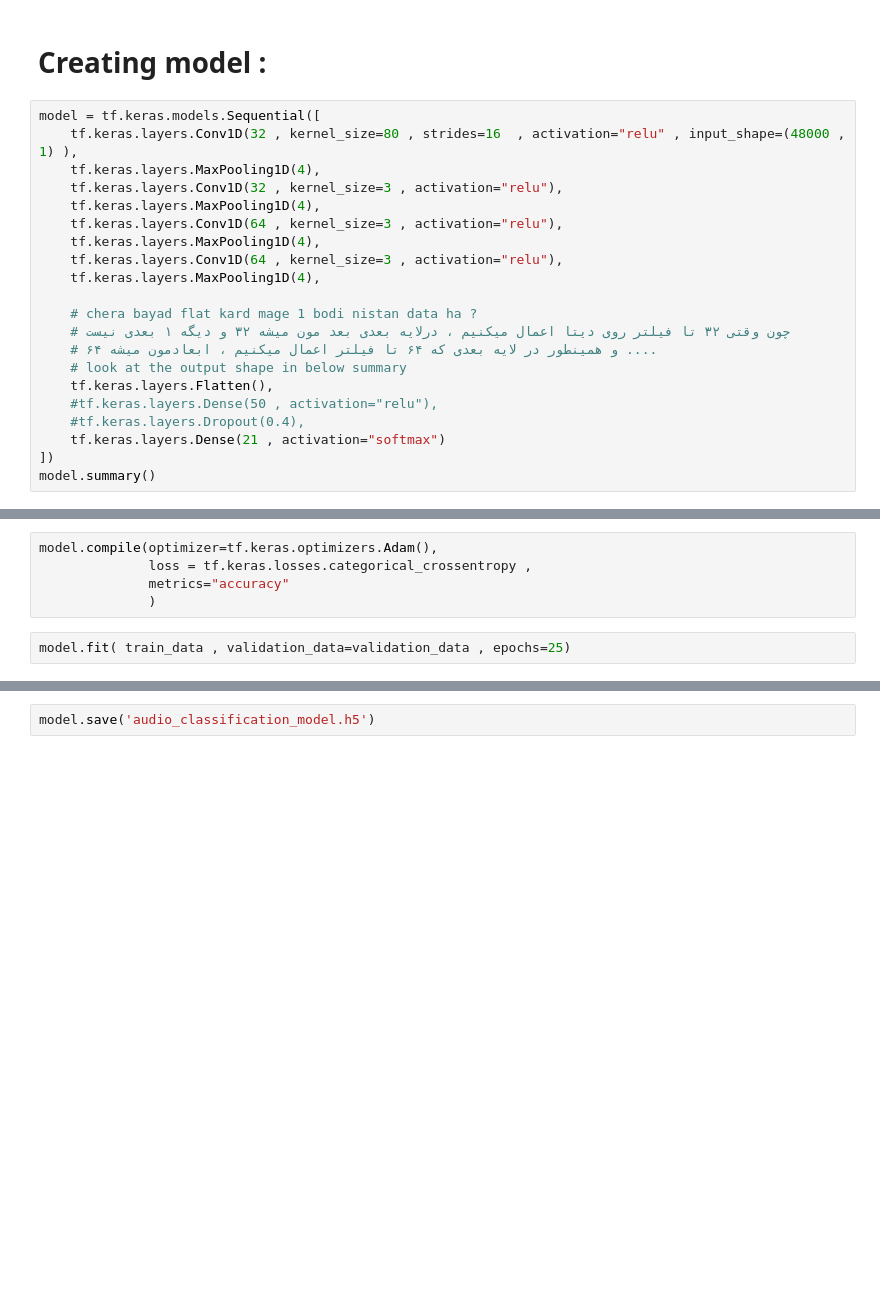
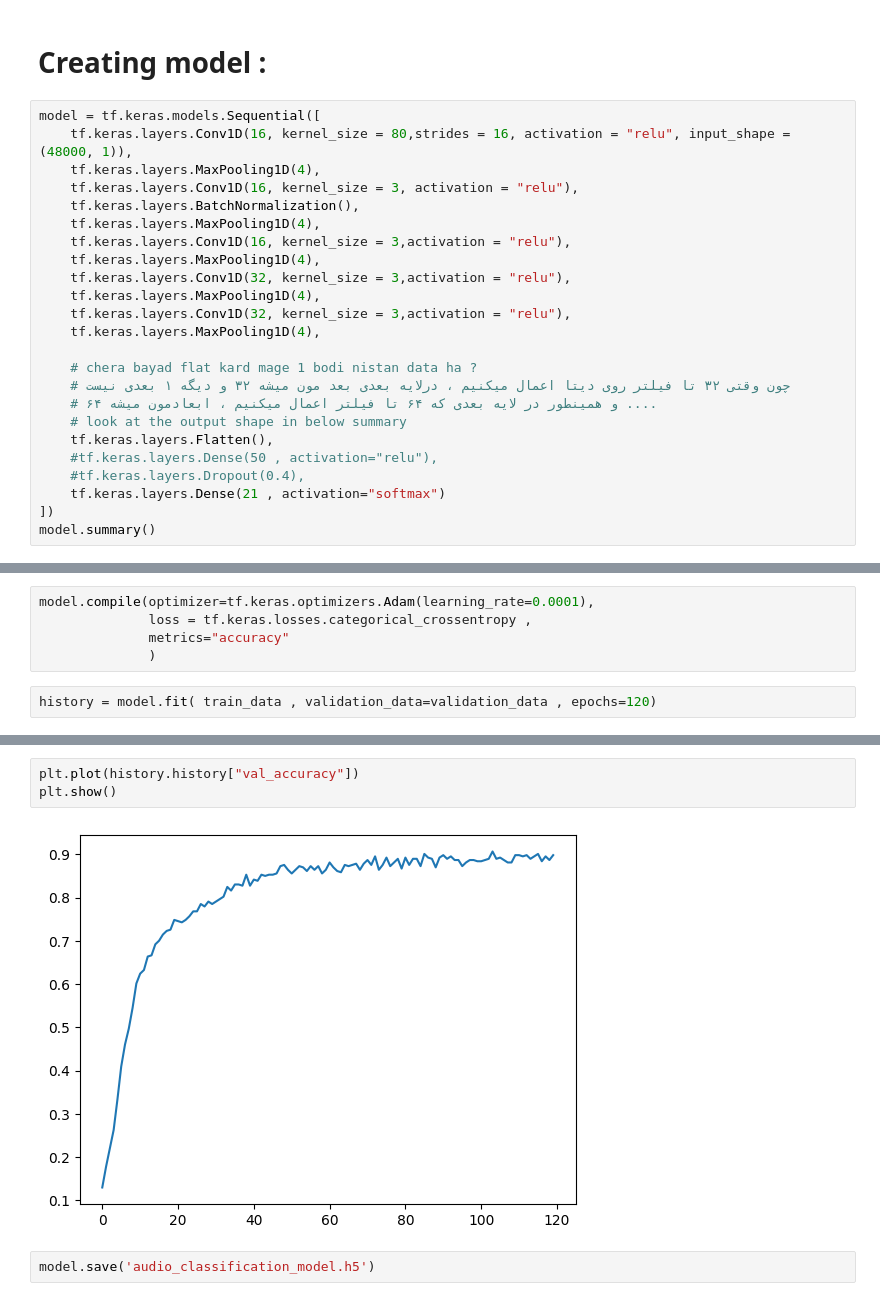
Before and after one commit to Kiana-Jahanshid/Audio-Classification, a Jupyter notebook: train.ipynb, the cells around one changed output, grey strips where cells are left out. Saved outputs shown, nothing was run; the diff lists cells and outputs as text; blank space fills up the shorter version.

Commit message:
2nd part model improved - singers part added

```diff
--- a/train.ipynb
+++ b/train.ipynb
@@ -71,13 +72,16 @@ error : ValueError: If using **`validation_split`** and **shuffling** the data,
 # Creating model :
 # %%
 model = tf.keras.models.Sequential([
-    tf.keras.layers.Conv1D(32 , kernel_size=80 , strides=16  , activation="relu" , input_shape=(48000 , 1) ),
+    tf.keras.layers.Conv1D(16, kernel_size = 80,strides = 16, activation = "relu", input_shape = (48000, 1)),
     tf.keras.layers.MaxPooling1D(4),
-    tf.keras.layers.Conv1D(32 , kernel_size=3 , activation="relu"),
+    tf.keras.layers.Conv1D(16, kernel_size = 3, activation = "relu"),
+    tf.keras.layers.BatchNormalization(),
     tf.keras.layers.MaxPooling1D(4),
-    tf.keras.layers.Conv1D(64 , kernel_size=3 , activation="relu"),
+    tf.keras.layers.Conv1D(16, kernel_size = 3,activation = "relu"),
     tf.keras.layers.MaxPooling1D(4),
-    tf.keras.layers.Conv1D(64 , kernel_size=3 , activation="relu"),
+    tf.keras.layers.Conv1D(32, kernel_size = 3,activation = "relu"),
+    tf.keras.layers.MaxPooling1D(4),
+    tf.keras.layers.Conv1D(32, kernel_size = 3,activation = "relu"),
     tf.keras.layers.MaxPooling1D(4),
 
     # chera bayad flat kard mage 1 bodi nistan data ha ?
@@ -110,9 +114,9 @@ Non-trainable params: 0
 _________________________________________________________________
 # %%
-model.compile(optimizer=tf.keras.optimizers.Adam(),
+model.compile(optimizer=tf.keras.optimizers.Adam(learning_rate=0.0001),
               loss = tf.keras.losses.categorical_crossentropy ,
               metrics="accuracy"
               )
 # %%
-model.fit( train_data , validation_data=validation_data , epochs=25)
+history = model.fit( train_data , validation_data=validation_data , epochs=120)
 # %% [output]
@@ -137,3 +140,8 @@ Epoch 50/50
+# %%
+plt.plot(history.history["val_accuracy"])
+plt.show()
+# %% [output]
+[figure, added]
 # %%
 model.save('audio_classification_model.h5')
 # %% [markdown]
```
Also changed, not shown: parts of 4 cells of this notebook, 7 other files.
